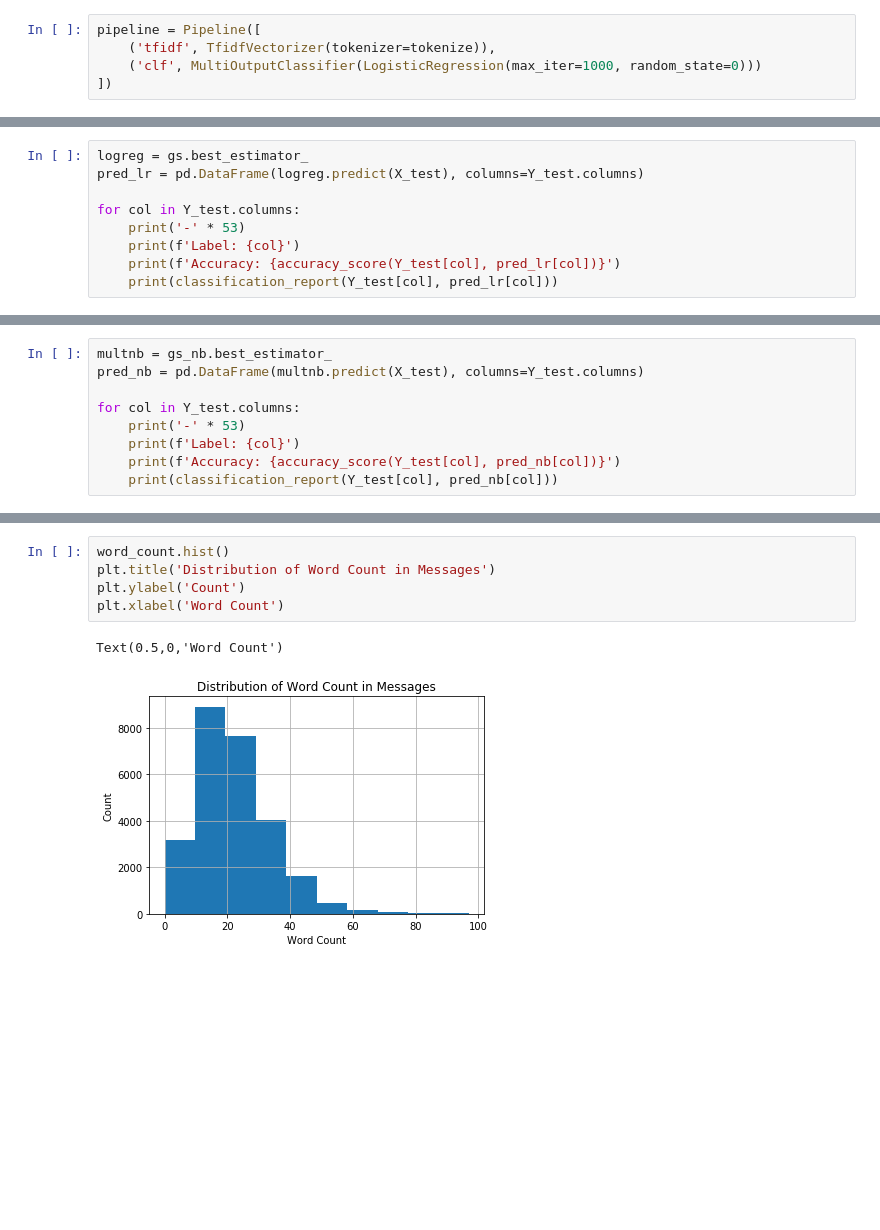
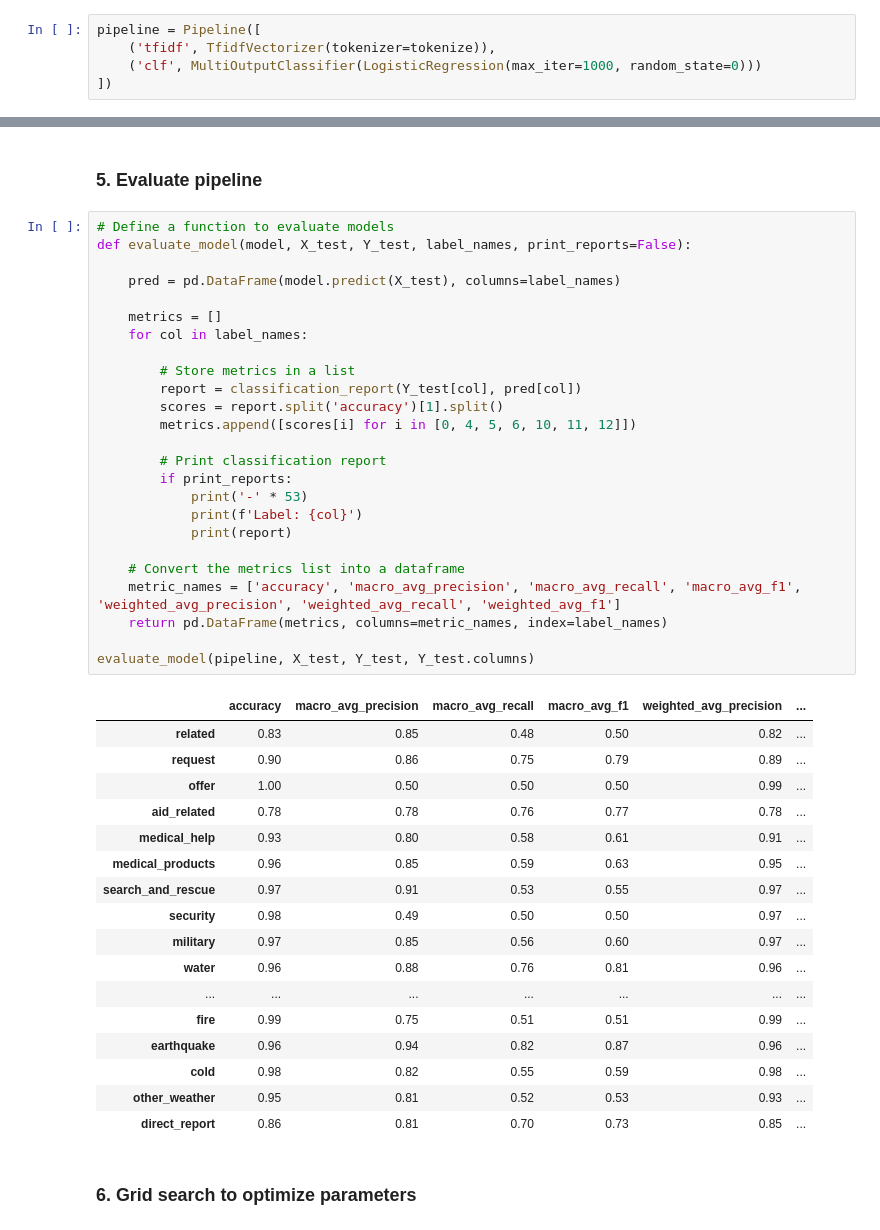
Before and after one commit to dhanusree15/RescueNet, a Jupyter notebook: notebooks/ML Pipeline.ipynb, the cells around one changed output, grey strips where cells are left out. Saved outputs shown, nothing was run; the diff lists cells and outputs as text; blank space fills up the shorter version.

```diff
--- a/notebooks/ML Pipeline.ipynb
+++ b/notebooks/ML Pipeline.ipynb
@@ -300,9 +130,0 @@ Since this project focuses on code quality, process, and  pipelines, there is no
-# %%
-logreg = gs.best_estimator_
-pred_lr = pd.DataFrame(logreg.predict(X_test), columns=Y_test.columns)
-
-for col in Y_test.columns:
-    print('-' * 53)
-    print(f'Label: {col}')
-    print(f'Accuracy: {accuracy_score(Y_test[col], pred_lr[col])}')
-    print(classification_report(Y_test[col], pred_lr[col]))
@@ -446,9 +130,0 @@ Fitting 4 folds for each of 16 candidates, totalling 64 fits
-# %%
-multnb = gs_nb.best_estimator_
-pred_nb = pd.DataFrame(multnb.predict(X_test), columns=Y_test.columns)
-
-for col in Y_test.columns:
-    print('-' * 53)
-    print(f'Label: {col}')
-    print(f'Accuracy: {accuracy_score(Y_test[col], pred_nb[col])}')
-    print(classification_report(Y_test[col], pred_nb[col]))
@@ -697,8 +131,47 @@ Name: message, dtype: int64
-# %%
-word_count.hist()
-plt.title('Distribution of Word Count in Messages')
-plt.ylabel('Count')
-plt.xlabel('Word Count')
-# %% [output]
-Text(0.5,0,'Word Count')
-[figure, removed]
+# %% [markdown]
+### 5. Evaluate pipeline
+# %%
+# Define a function to evaluate models
+def evaluate_model(model, X_test, Y_test, label_names, print_reports=False):
+
+    pred = pd.DataFrame(model.predict(X_test), columns=label_names)
+
+    metrics = []
+    for col in label_names:
+
+        # Store metrics in a list
+        report = classification_report(Y_test[col], pred[col])
+        scores = report.split('accuracy')[1].split()
+        metrics.append([scores[i] for i in [0, 4, 5, 6, 10, 11, 12]])
+
+        # Print classification report
+        if print_reports:
+            print('-' * 53)
+            print(f'Label: {col}')
+            print(report)
+
+    # Convert the metrics list into a dataframe
+    metric_names = ['accuracy', 'macro_avg_precision', 'macro_avg_recall', 'macro_avg_f1', 'weighted_avg_precision', 'weighted_avg_recall', 'weighted_avg_f1']
+    return pd.DataFrame(metrics, columns=metric_names, index=label_names)
+
+evaluate_model(pipeline, X_test, Y_test, Y_test.columns)
+# %% [output]
+|  | accuracy | macro_avg_precision | macro_avg_recall | macro_avg_f1 | weighted_avg_precision | ... |
+| related | 0.83 | 0.85 | 0.48 | 0.50 | 0.82 | ... |
+| request | 0.90 | 0.86 | 0.75 | 0.79 | 0.89 | ... |
+| offer | 1.00 | 0.50 | 0.50 | 0.50 | 0.99 | ... |
+| aid_related | 0.78 | 0.78 | 0.76 | 0.77 | 0.78 | ... |
+| medical_help | 0.93 | 0.80 | 0.58 | 0.61 | 0.91 | ... |
+| medical_products | 0.96 | 0.85 | 0.59 | 0.63 | 0.95 | ... |
+| search_and_rescue | 0.97 | 0.91 | 0.53 | 0.55 | 0.97 | ... |
+| security | 0.98 | 0.49 | 0.50 | 0.50 | 0.97 | ... |
+| military | 0.97 | 0.85 | 0.56 | 0.60 | 0.97 | ... |
+| water | 0.96 | 0.88 | 0.76 | 0.81 | 0.96 | ... |
+| ... | ... | ... | ... | ... | ... | ... |
+| fire | 0.99 | 0.75 | 0.51 | 0.51 | 0.99 | ... |
+| earthquake | 0.96 | 0.94 | 0.82 | 0.87 | 0.96 | ... |
+| cold | 0.98 | 0.82 | 0.55 | 0.59 | 0.98 | ... |
+| other_weather | 0.95 | 0.81 | 0.52 | 0.53 | 0.93 | ... |
+| direct_report | 0.86 | 0.81 | 0.70 | 0.73 | 0.85 | ... |
+# %% [markdown]
+### 6. Grid search to optimize parameters
```
Also changed, not shown: parts of 58 cells of this notebook, 8 other files.
